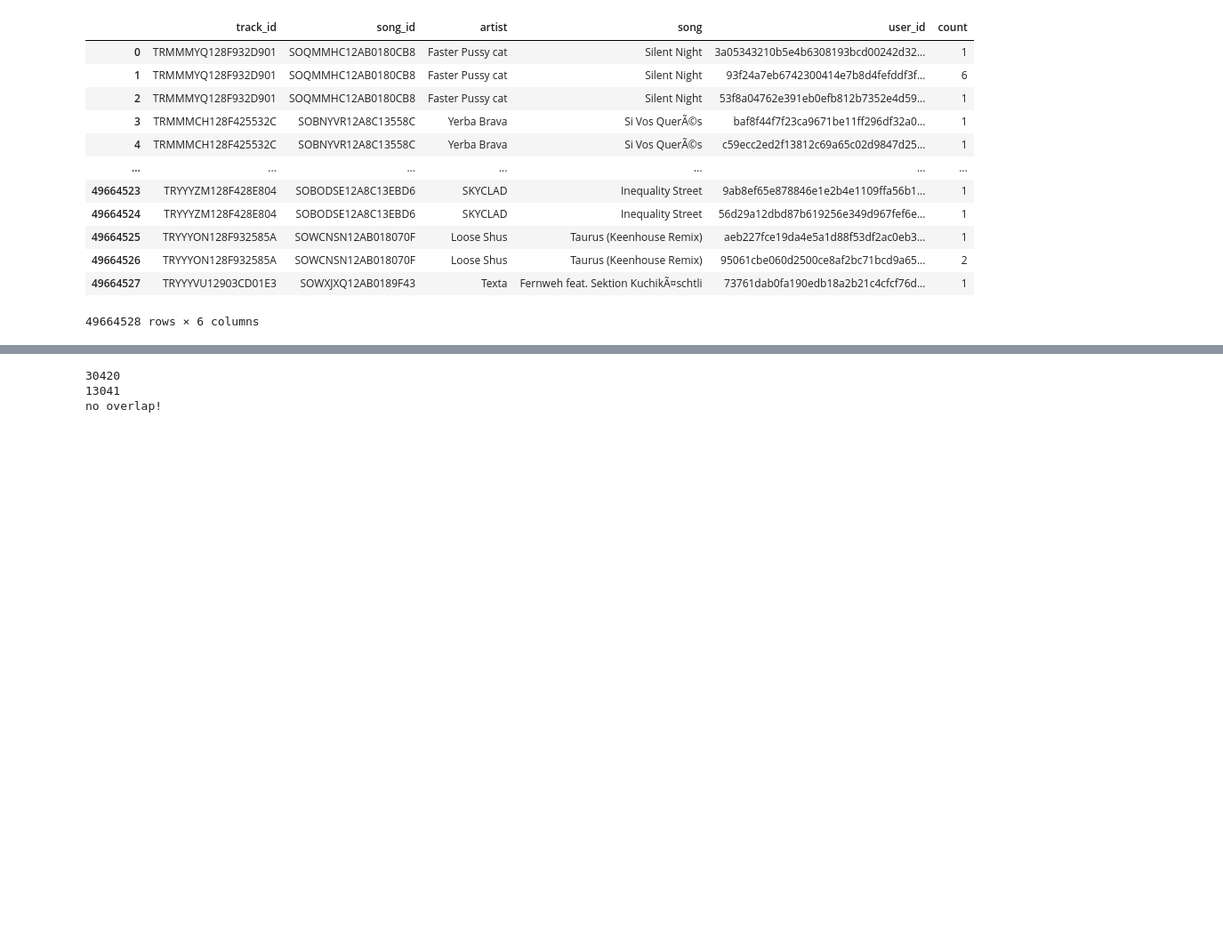
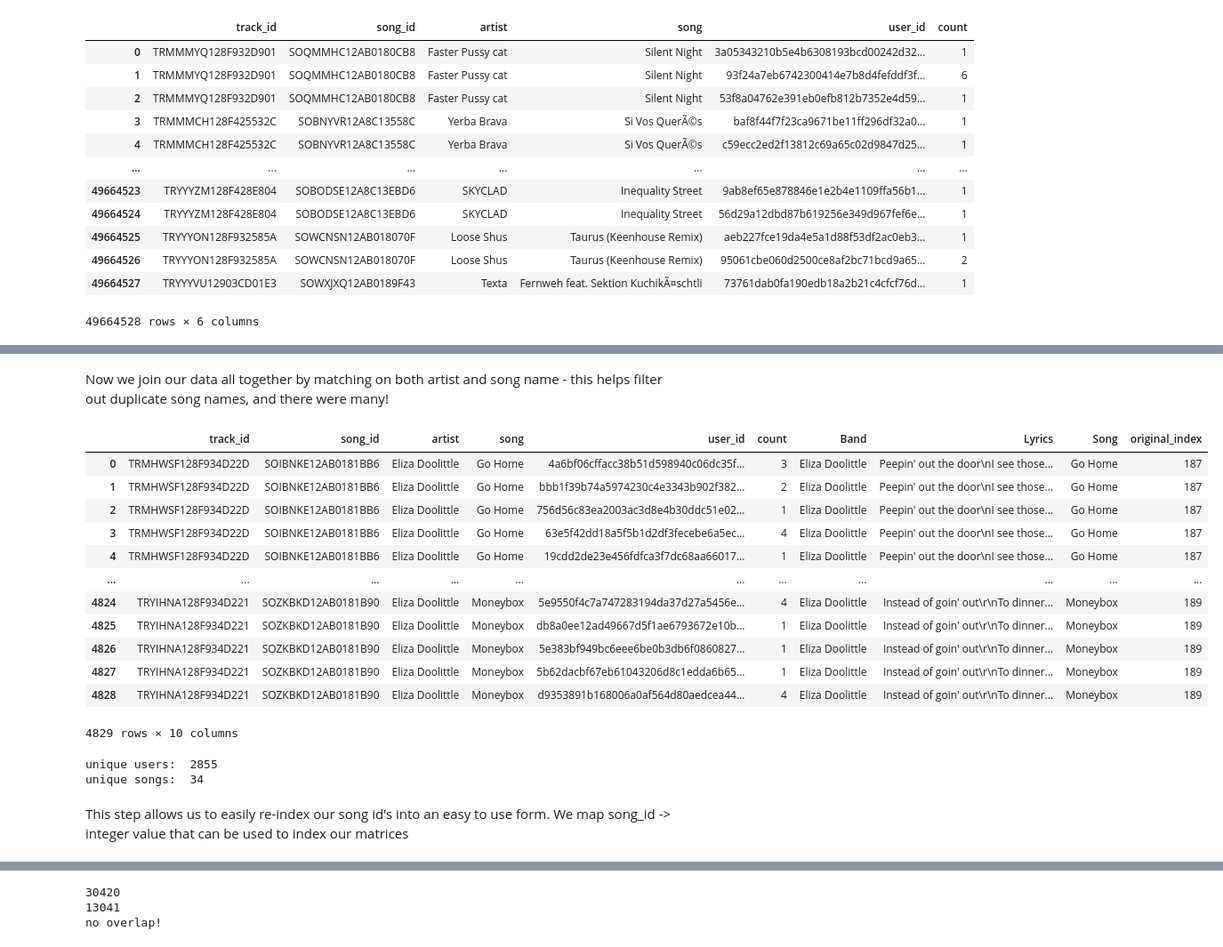
Before and after one commit to aditya-pethe/LyRec, a Jupyter notebook: user_songs.ipynb, the cells around one changed output, grey strips where cells are left out. Shown at 89% size. Cells and saved outputs as stored; diff of their text form; code cells hidden in the pictures; blank space fills up the shorter version.

```diff
--- a/user_songs.ipynb
+++ b/user_songs.ipynb
@@ -80,0 +68,7 @@ df.song.unique().size
+# %%
+ourfile = 'data/first1000.csv'
+
+lyric_df = pd.read_csv(ourfile)
+lyric_df['original_index'] = lyric_df.index
+# this is needed incase we want to map back to the original index in the lyric table after all the joins
+lyric_df
@@ -80,0 +89,27 @@ df.song.unique().size
+# %% [markdown]
+Now we join our data all together by matching on both artist and song name - this helps filter out duplicate song names, and there were many!
+# %%
+df = pd.merge(df, lyric_df, how='inner',left_on=['song','artist'],right_on=['Song','Band'])
+df
+# %% [output]
+|  | track_id | song_id | artist | song | user_id | count | Band | Lyrics | Song | original_index |
+| 0 | TRMHWSF128F934D22D | SOIBNKE12AB0181BB6 | Eliza Doolittle | Go Home | 4a6bf06cffacc38b51d598940c06dc35f... | 3 | Eliza Doolittle | Peepin' out the door\nI see those... | Go Home | 187 |
+| 1 | TRMHWSF128F934D22D | SOIBNKE12AB0181BB6 | Eliza Doolittle | Go Home | bbb1f39b74a5974230c4e3343b902f382... | 2 | Eliza Doolittle | Peepin' out the door\nI see those... | Go Home | 187 |
+| 2 | TRMHWSF128F934D22D | SOIBNKE12AB0181BB6 | Eliza Doolittle | Go Home | 756d56c83ea2003ac3d8e4b30ddc51e02... | 1 | Eliza Doolittle | Peepin' out the door\nI see those... | Go Home | 187 |
+| 3 | TRMHWSF128F934D22D | SOIBNKE12AB0181BB6 | Eliza Doolittle | Go Home | 63e5f42dd18a5f5b1d2df3fecebe6a5ec... | 4 | Eliza Doolittle | Peepin' out the door\nI see those... | Go Home | 187 |
+| 4 | TRMHWSF128F934D22D | SOIBNKE12AB0181BB6 | Eliza Doolittle | Go Home | 19cdd2de23e456fdfca3f7dc68aa66017... | 1 | Eliza Doolittle | Peepin' out the door\nI see those... | Go Home | 187 |
+| ... | ... | ... | ... | ... | ... | ... | ... | ... | ... | ... |
+| 4824 | TRYIHNA128F934D221 | SOZKBKD12AB0181B90 | Eliza Doolittle | Moneybox | 5e9550f4c7a747283194da37d27a5456e... | 4 | Eliza Doolittle | Instead of goin' out\r\nTo dinner... | Moneybox | 189 |
+| 4825 | TRYIHNA128F934D221 | SOZKBKD12AB0181B90 | Eliza Doolittle | Moneybox | db8a0ee12ad49667d5f1ae6793672e10b... | 1 | Eliza Doolittle | Instead of goin' out\r\nTo dinner... | Moneybox | 189 |
+| 4826 | TRYIHNA128F934D221 | SOZKBKD12AB0181B90 | Eliza Doolittle | Moneybox | 5e383bf949bc6eee6be0b3db6f0860827... | 1 | Eliza Doolittle | Instead of goin' out\r\nTo dinner... | Moneybox | 189 |
+| 4827 | TRYIHNA128F934D221 | SOZKBKD12AB0181B90 | Eliza Doolittle | Moneybox | 5b62dacbf67eb61043206d8c1edda6b65... | 1 | Eliza Doolittle | Instead of goin' out\r\nTo dinner... | Moneybox | 189 |
+| 4828 | TRYIHNA128F934D221 | SOZKBKD12AB0181B90 | Eliza Doolittle | Moneybox | d9353891b168006a0af564d80aedcea44... | 4 | Eliza Doolittle | Instead of goin' out\r\nTo dinner... | Moneybox | 189 |
+4829 rows × 10 columns
+# %%
+print("unique users: ", df['user_id'].unique().size)
+print("unique songs: ", df['song_id'].unique().size)
+# %% [output]
+unique users:  2855
+unique songs:  34
+# %% [markdown]
+This step allows us to easily re-index our song id's into an easy to use form. We map song_id -> integer value that can be used to index our matrices
```
Also changed, not shown: parts of 64 cells of this notebook.
